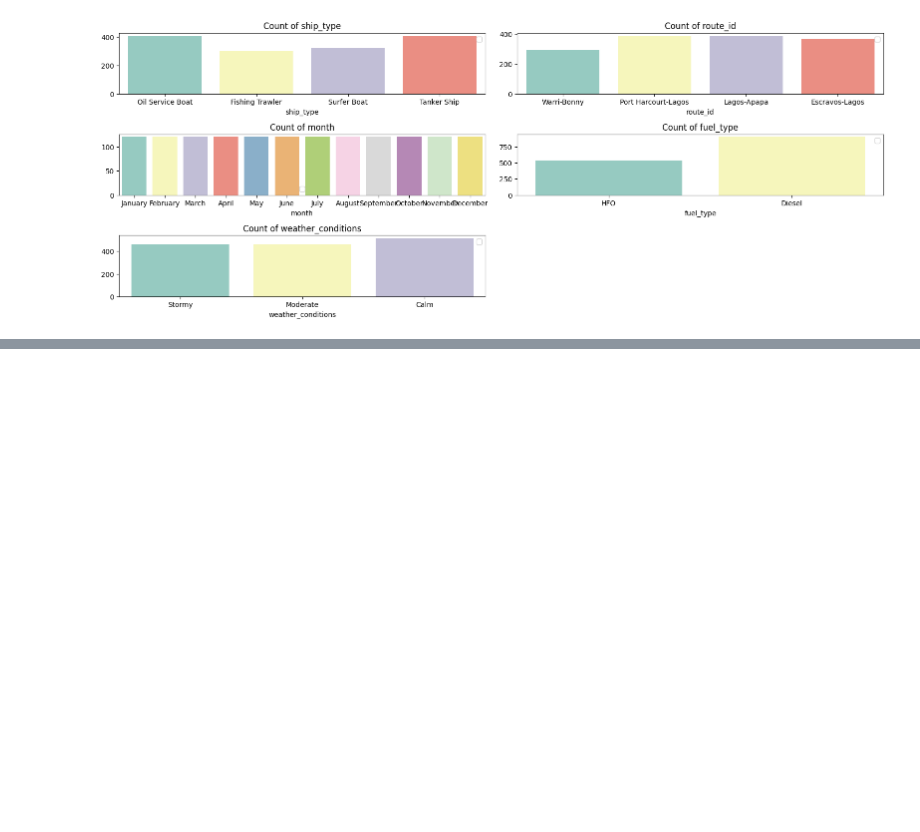
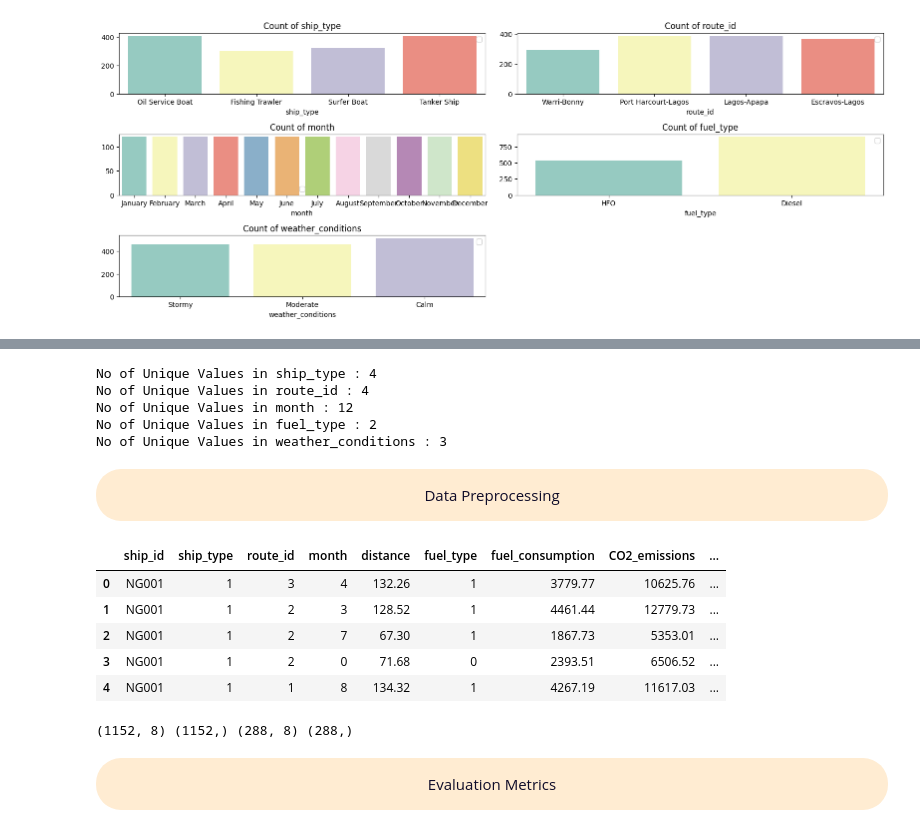
Before and after one commit to PARTHIBAN-007/Kaggle, a Jupyter notebook: Fuel-Consumption.ipynb, the cells around one changed output, grey strips where cells are left out. Saved outputs shown, nothing was run; the diff lists cells and outputs as text; code cells hidden in the pictures; blank space fills up the shorter version.

Commit message:
Kaggle Notebook | Fuel Consumption | ML Model and Evaluation

```diff
--- a/Fuel-Consumption.ipynb
+++ b/Fuel-Consumption.ipynb
@@ -96,0 +127,26 @@ plt.show()
+# %%
+for col in categoric_columns:
+    print(f"No of Unique Values in {col} : {df[col].nunique()}")
+# %% [output]
+No of Unique Values in ship_type : 4
+No of Unique Values in route_id : 4
+No of Unique Values in month : 12
+No of Unique Values in fuel_type : 2
+No of Unique Values in weather_conditions : 3
+# %% [markdown]
+<div style="background-color:#ffecd2; color:#0f0c29; text-align:center; padding:15px; font-size:15px; border-radius:25px;">Data Preprocessing</div>
+# %%
+from sklearn.preprocessing import LabelEncoder
+label = LabelEncoder()
+
+for col in categoric_columns:
+    df[col] = label.fit_transform(df[col])
+# %%
+df.head()
+# %% [output]
+|  | ship_id | ship_type | route_id | month | distance | fuel_type | fuel_consumption | CO2_emissions | ... |
+| 0 | NG001 | 1 | 3 | 4 | 132.26 | 1 | 3779.77 | 10625.76 | ... |
+| 1 | NG001 | 1 | 2 | 3 | 128.52 | 1 | 4461.44 | 12779.73 | ... |
+| 2 | NG001 | 1 | 2 | 7 | 67.30 | 1 | 1867.73 | 5353.01 | ... |
+| 3 | NG001 | 1 | 2 | 0 | 71.68 | 0 | 2393.51 | 6506.52 | ... |
+| 4 | NG001 | 1 | 1 | 8 | 134.32 | 1 | 4267.19 | 11617.03 | ... |
@@ -96,0 +157,8 @@ plt.show()
+# %%
+from sklearn.model_selection import train_test_split
+x = dff.drop(columns=['fuel_consumption'])
+y  = dff['fuel_consumption']
+x_train , x_test , y_train , y_test = train_test_split(x,y,test_size =0.2 ,random_state = 42)
+print(x_train.shape, y_train.shape , x_test.shape , y_test.shape)
+# %% [output]
+(1152, 8) (1152,) (288, 8) (288,)
@@ -96,0 +170,2 @@ plt.show()
+# %% [markdown]
+<div style="background-color:#ffecd2; color:#0f0c29; text-align:center; padding:15px; font-size:15px; border-radius:25px;">Evaluation Metrics</div>
```
Also changed, not shown: parts of 11 cells of this notebook.
